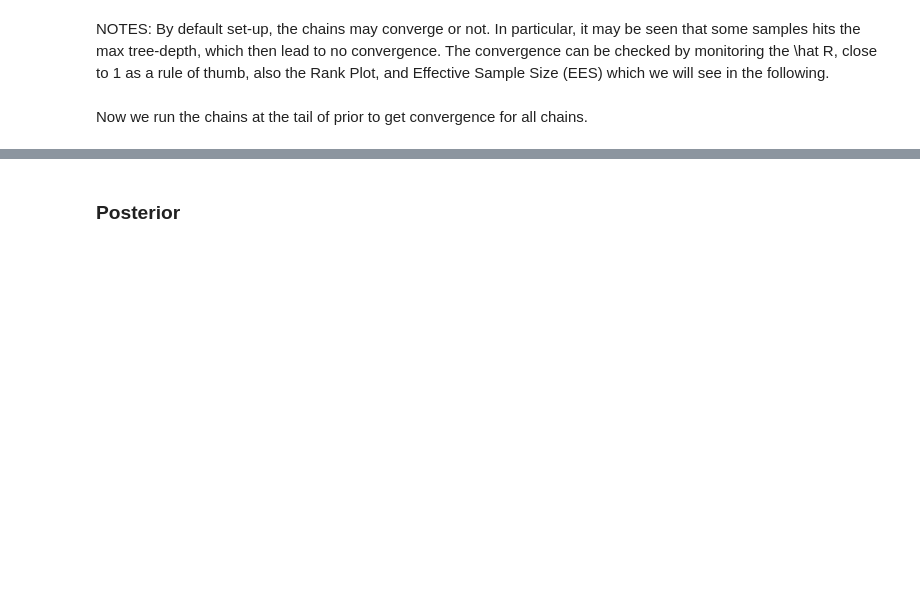
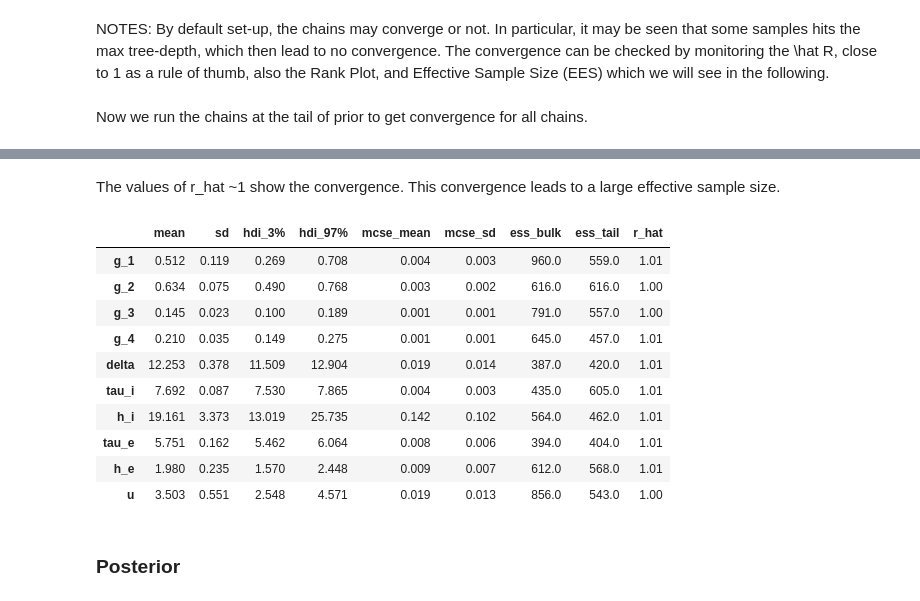
Before and after one commit to emstruong/DCM_PPLs, a Jupyter notebook: Numpyro/DCM_ERP_Numpyro_Demo.ipynb, the cells around one changed output, grey strips where cells are left out. Saved outputs shown, nothing was run; the diff lists cells and outputs as text; code cells hidden in the pictures; blank space fills up the shorter version.

```diff
--- a/Numpyro/DCM_ERP_Numpyro_Demo.ipynb
+++ b/Numpyro/DCM_ERP_Numpyro_Demo.ipynb
@@ -361,3 +344,19 @@ plot_lp_chains(lp, n_chains, title);
+# %% [markdown]
+The values of r_hat ~1 show the convergence. This convergence leads to a large effective sample size.
+# %%
+az.summary(mcmc, var_names=my_var_names)
+# %% [output]
+|  | mean | sd | hdi_3% | hdi_97% | mcse_mean | mcse_sd | ess_bulk | ess_tail | r_hat |
+| g_1 | 0.512 | 0.119 | 0.269 | 0.708 | 0.004 | 0.003 | 960.0 | 559.0 | 1.01 |
+| g_2 | 0.634 | 0.075 | 0.490 | 0.768 | 0.003 | 0.002 | 616.0 | 616.0 | 1.00 |
+| g_3 | 0.145 | 0.023 | 0.100 | 0.189 | 0.001 | 0.001 | 791.0 | 557.0 | 1.00 |
+| g_4 | 0.210 | 0.035 | 0.149 | 0.275 | 0.001 | 0.001 | 645.0 | 457.0 | 1.01 |
+| delta | 12.253 | 0.378 | 11.509 | 12.904 | 0.019 | 0.014 | 387.0 | 420.0 | 1.01 |
+| tau_i | 7.692 | 0.087 | 7.530 | 7.865 | 0.004 | 0.003 | 435.0 | 605.0 | 1.01 |
+| h_i | 19.161 | 3.373 | 13.019 | 25.735 | 0.142 | 0.102 | 564.0 | 462.0 | 1.01 |
+| tau_e | 5.751 | 0.162 | 5.462 | 6.064 | 0.008 | 0.006 | 394.0 | 404.0 | 1.01 |
+| h_e | 1.980 | 0.235 | 1.570 | 2.448 | 0.009 | 0.007 | 612.0 | 568.0 | 1.01 |
+| u | 3.503 | 0.551 | 2.548 | 4.571 | 0.019 | 0.013 | 856.0 | 543.0 | 1.00 |
 # %% [markdown]
 ### Posterior
 # %%
```
Also changed, not shown: parts of 18 cells of this notebook, 1 other file.
